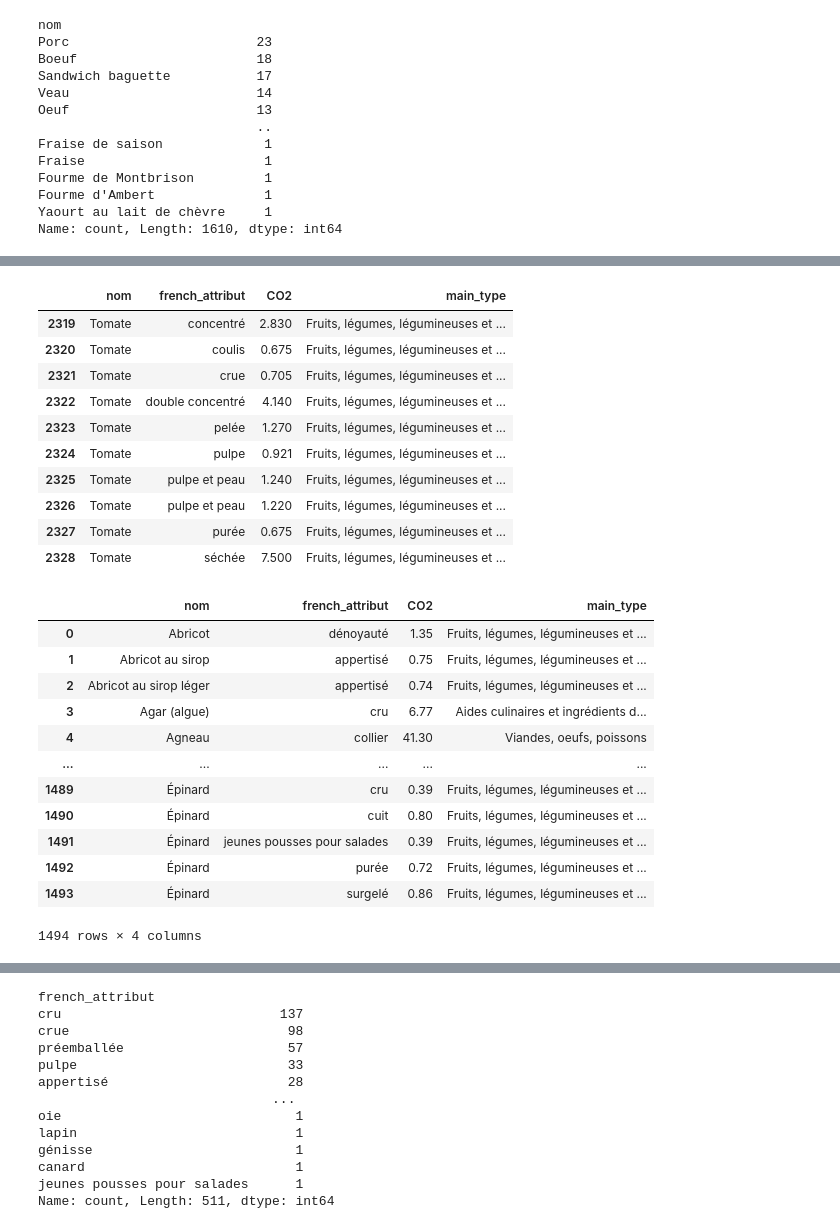
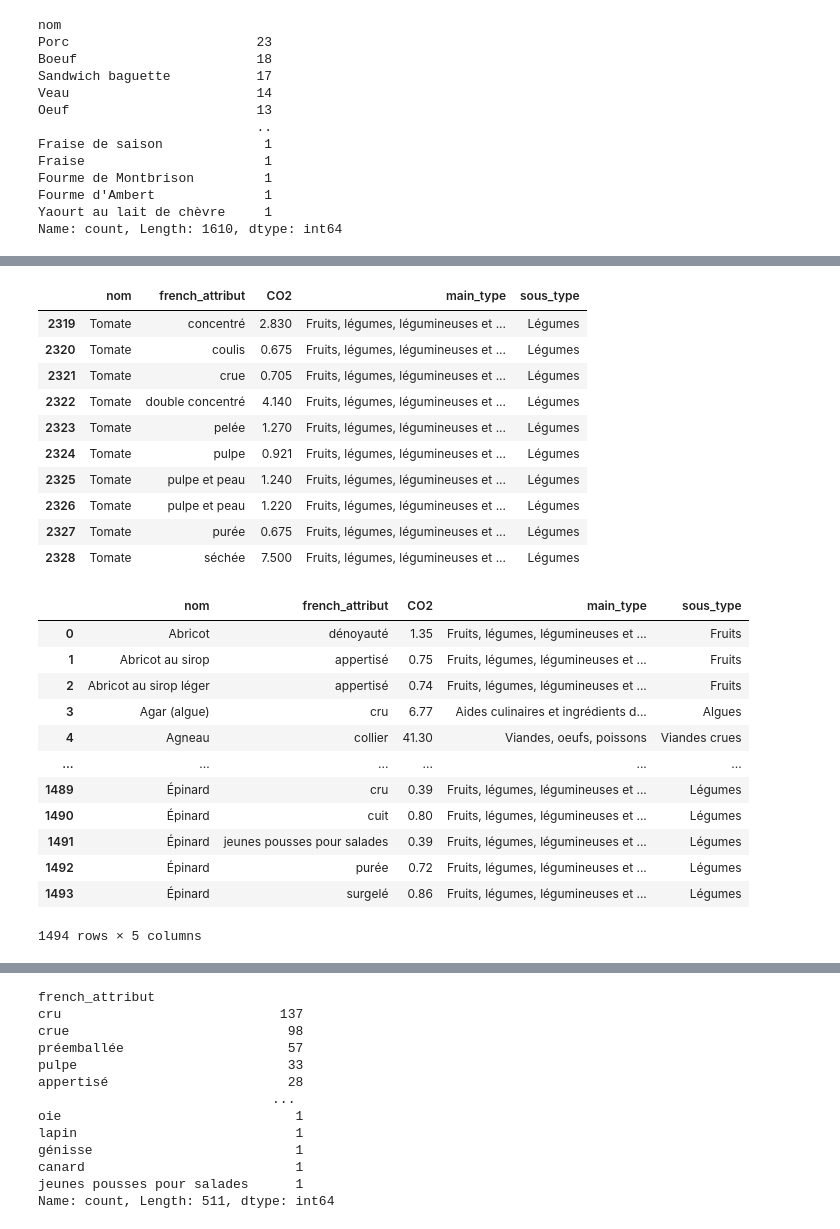
Before and after one commit to hachouaou/carboncalc, a Jupyter notebook: carbonsimulator/notebook.ipynb, the cells around one changed output, grey strips where cells are left out. Saved outputs shown, nothing was run; the diff lists cells and outputs as text; code cells hidden in the pictures.

```diff
--- a/carbonsimulator/notebook.ipynb
+++ b/carbonsimulator/notebook.ipynb
@@ -12,6 +12,6 @@ aliments_filtered = aliments.rename(columns={"french_name" : "nom"})
 aliments_filtered = aliments_filtered.drop_duplicates(subset=aliments_filtered.columns.difference(['id']))
 aliments_filtered = aliments_filtered[~aliments_filtered['french_tag'].str.contains('viandes cuites', case=False, na=False)]
 aliments_filtered = aliments_filtered.drop(
-    ['id', 'status', 'english_name', 'english_attribut', 'type', 'french_tag', 'english_tag', 'validity_range', 'sous_type', 'comment', 'unit'], axis =1)
+    ['id', 'status', 'english_name', 'english_attribut', 'type', 'french_tag', 'english_tag', 'validity_range', 'comment', 'unit'], axis =1)
 aliments_filtered[aliments_filtered["nom"] == 'Yaourt']
 # %% [output]
@@ -147,39 +112,40 @@ Name: count, Length: 1275, dtype: int64
 # %%
 aliments_filtered[aliments_filtered['nom'] == 'Tomate']
 # %% [output]
-|  | nom | french_attribut | CO2 | main_type |
-| 2319 | Tomate | concentré | 2.830 | Fruits, légumes, légumineuses et ... |
-| 2320 | Tomate | coulis | 0.675 | Fruits, légumes, légumineuses et ... |
-| 2321 | Tomate | crue | 0.705 | Fruits, légumes, légumineuses et ... |
-| 2322 | Tomate | double concentré | 4.140 | Fruits, légumes, légumineuses et ... |
-| 2323 | Tomate | pelée | 1.270 | Fruits, légumes, légumineuses et ... |
-| 2324 | Tomate | pulpe | 0.921 | Fruits, légumes, légumineuses et ... |
-| 2325 | Tomate | pulpe et peau | 1.240 | Fruits, légumes, légumineuses et ... |
-| 2326 | Tomate | pulpe et peau | 1.220 | Fruits, légumes, légumineuses et ... |
-| 2327 | Tomate | purée | 0.675 | Fruits, légumes, légumineuses et ... |
-| 2328 | Tomate | séchée | 7.500 | Fruits, légumes, légumineuses et ... |
+|  | nom | french_attribut | CO2 | main_type | sous_type |
+| 2319 | Tomate | concentré | 2.830 | Fruits, légumes, légumineuses et ... | Légumes |
+| 2320 | Tomate | coulis | 0.675 | Fruits, légumes, légumineuses et ... | Légumes |
+| 2321 | Tomate | crue | 0.705 | Fruits, légumes, légumineuses et ... | Légumes |
+| 2322 | Tomate | double concentré | 4.140 | Fruits, légumes, légumineuses et ... | Légumes |
+| 2323 | Tomate | pelée | 1.270 | Fruits, légumes, légumineuses et ... | Légumes |
+| 2324 | Tomate | pulpe | 0.921 | Fruits, légumes, légumineuses et ... | Légumes |
+| 2325 | Tomate | pulpe et peau | 1.240 | Fruits, légumes, légumineuses et ... | Légumes |
+| 2326 | Tomate | pulpe et peau | 1.220 | Fruits, légumes, légumineuses et ... | Légumes |
+| 2327 | Tomate | purée | 0.675 | Fruits, légumes, légumineuses et ... | Légumes |
+| 2328 | Tomate | séchée | 7.500 | Fruits, légumes, légumineuses et ... | Légumes |
 # %%
 aliments_grouped = aliments_filtered.groupby(['nom', 'french_attribut', 'CO2'], as_index=False).first()
 
 aliments_final = aliments_grouped.groupby(['nom', 'french_attribut'], as_index=False).agg({
     'CO2': lambda x: round(x.mean(), 2),  # Moyenne si plusieurs valeurs différentes
-    'main_type': 'first'  # Garder un type arbitraire si nécessaire
+    'main_type': 'first',  # Garder un type arbitraire si nécessaire
+    'sous_type': 'first'
 })
 aliments_final
 # %% [output]
-|  | nom | french_attribut | CO2 | main_type |
-| 0 | Abricot | dénoyauté | 1.35 | Fruits, légumes, légumineuses et ... |
-| 1 | Abricot au sirop | appertisé | 0.75 | Fruits, légumes, légumineuses et ... |
-| 2 | Abricot au sirop léger | appertisé | 0.74 | Fruits, légumes, légumineuses et ... |
-| 3 | Agar (algue) | cru | 6.77 | Aides culinaires et ingrédients d... |
-| 4 | Agneau | collier | 41.30 | Viandes, oeufs, poissons |
-| ... | ... | ... | ... | ... |
-| 1489 | Épinard | cru | 0.39 | Fruits, légumes, légumineuses et ... |
-| 1490 | Épinard | cuit | 0.80 | Fruits, légumes, légumineuses et ... |
-| 1491 | Épinard | jeunes pousses pour salades | 0.39 | Fruits, légumes, légumineuses et ... |
-| 1492 | Épinard | purée | 0.72 | Fruits, légumes, légumineuses et ... |
-| 1493 | Épinard | surgelé | 0.86 | Fruits, légumes, légumineuses et ... |
+|  | nom | french_attribut | CO2 | main_type | sous_type |
+| 0 | Abricot | dénoyauté | 1.35 | Fruits, légumes, légumineuses et ... | Fruits |
+| 1 | Abricot au sirop | appertisé | 0.75 | Fruits, légumes, légumineuses et ... | Fruits |
+| 2 | Abricot au sirop léger | appertisé | 0.74 | Fruits, légumes, légumineuses et ... | Fruits |
+| 3 | Agar (algue) | cru | 6.77 | Aides culinaires et ingrédients d... | Algues |
+| 4 | Agneau | collier | 41.30 | Viandes, oeufs, poissons | Viandes crues |
+| ... | ... | ... | ... | ... | ... |
+| 1489 | Épinard | cru | 0.39 | Fruits, légumes, légumineuses et ... | Légumes |
+| 1490 | Épinard | cuit | 0.80 | Fruits, légumes, légumineuses et ... | Légumes |
+| 1491 | Épinard | jeunes pousses pour salades | 0.39 | Fruits, légumes, légumineuses et ... | Légumes |
+| 1492 | Épinard | purée | 0.72 | Fruits, légumes, légumineuses et ... | Légumes |
+| 1493 | Épinard | surgelé | 0.86 | Fruits, légumes, légumineuses et ... | Légumes |
-1494 rows × 4 columns
+1494 rows × 5 columns
 # %%
 aliments_final[aliments_final['nom'] == 'Boeuf']
 # %% [output]
```
Also changed, not shown: parts of 13 cells of this notebook, 4 other files.
